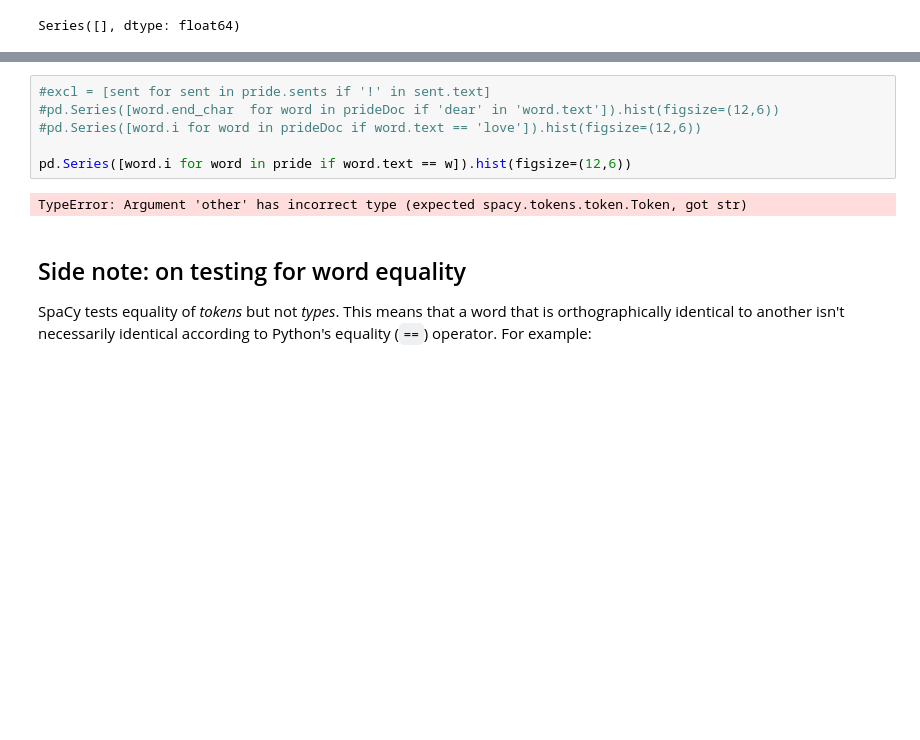
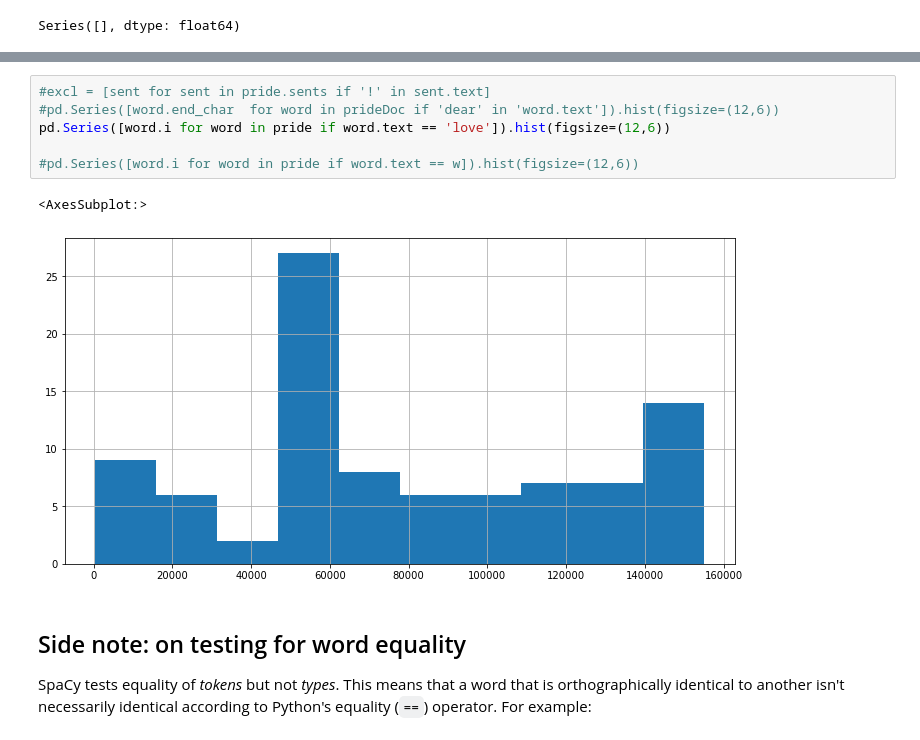
Before and after one commit to tsudhahar/deep_learning, a Jupyter notebook: NLP/text_analysis_SpaCy..ipynb, the cells around one changed output, grey strips where cells are left out. Saved outputs shown, nothing was run; the diff lists cells and outputs as text; blank space fills up the shorter version.

Commit message:
fixed histogram

```diff
--- a/NLP/text_analysis_SpaCy..ipynb
+++ b/NLP/text_analysis_SpaCy..ipynb
@@ -281,11 +308,12 @@ Series([], dtype: float64)
 # %%
 #excl = [sent for sent in pride.sents if '!' in sent.text]
 #pd.Series([word.end_char  for word in prideDoc if 'dear' in 'word.text']).hist(figsize=(12,6))
-#pd.Series([word.i for word in prideDoc if word.text == 'love']).hist(figsize=(12,6))
+pd.Series([word.i for word in pride if word.text == 'love']).hist(figsize=(12,6))
 
-pd.Series([word.i for word in pride if word.text == w]).hist(figsize=(12,6))
+#pd.Series([word.i for word in pride if word.text == w]).hist(figsize=(12,6))
 # %% [output]
-TypeError: Argument 'other' has incorrect type (expected spacy.tokens.token.Token, got str)
+<AxesSubplot:>
+[figure, added]
 # %% [markdown]
 ## Side note: on testing for word equality
 
```
Also changed, not shown: parts of 2 cells of this notebook.
